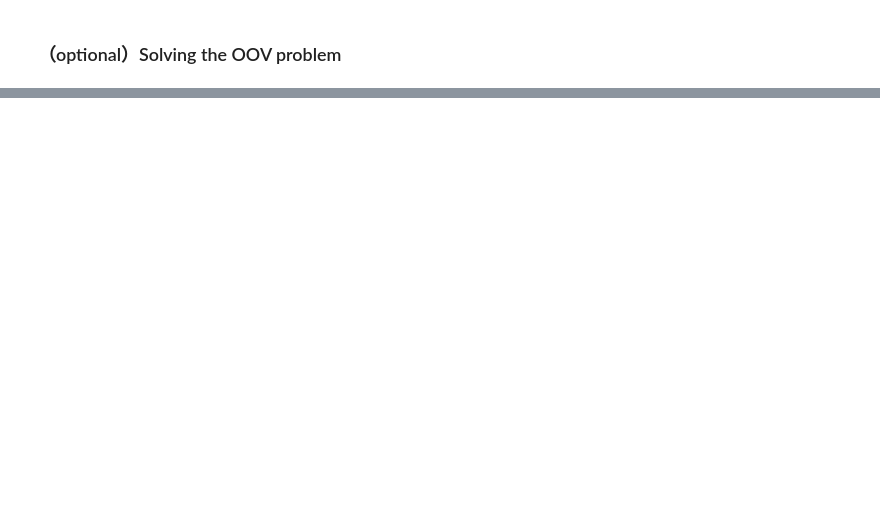
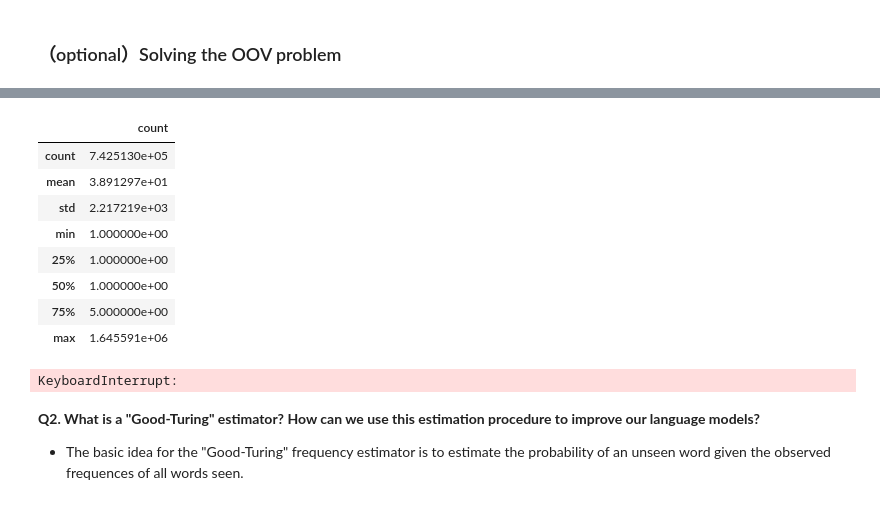
Before and after one commit to xinweixu1/nlp-AI-course, a Jupyter notebook: L02-LanguageModels/assignment-02.ipynb, the cells around one changed output, grey strips where cells are left out. Drawn from its saved outputs; the diff is of its cells as text; code cells hidden in the pictures; blank space fills up the shorter version.

```diff
--- a/L02-LanguageModels/assignment-02.ipynb
+++ b/L02-LanguageModels/assignment-02.ipynb
@@ -588,0 +814,21 @@ If some words are not in our dictionary or corpus. When we using language model,
+# %%
+# check out the basic stats of 'count'
+
+words_count_df.describe()
+# -- 75% of the tokens occured at least 5 times
+# %% [output]
+|  | count |
+| count | 7.425130e+05 |
+| mean | 3.891297e+01 |
+| std | 2.217219e+03 |
+| min | 1.000000e+00 |
+| 25% | 1.000000e+00 |
+| 50% | 1.000000e+00 |
+| 75% | 5.000000e+00 |
+| max | 1.645591e+06 |
+# %%
+# replace small-frequency tokens with "UNKN"
+
+words_count_df.replace(words_oov, 'UNKN') # failed - takes too long to run
+# %% [output]
+KeyboardInterrupt:
@@ -588,0 +847,3 @@ If some words are not in our dictionary or corpus. When we using language model,
+# %% [markdown]
+**Q2. What is a "Good-Turing" estimator? How can we use this estimation procedure to improve our language models?**
++ The basic idea for the "Good-Turing" frequency estimator is to estimate the probability of an unseen word given the observed frequences of all words seen.
```
Also changed, not shown: parts of 23 cells of this notebook, 1 other file.
